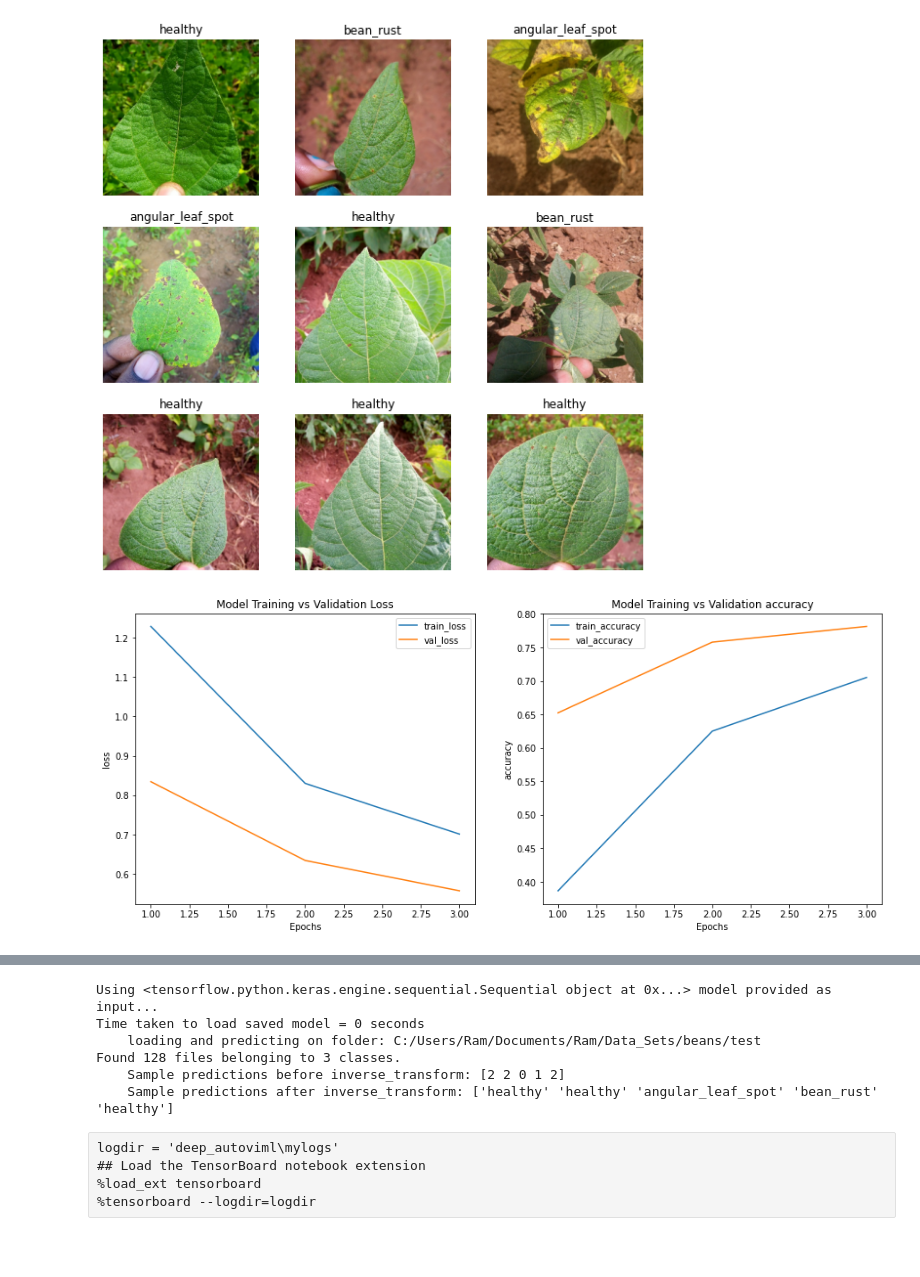
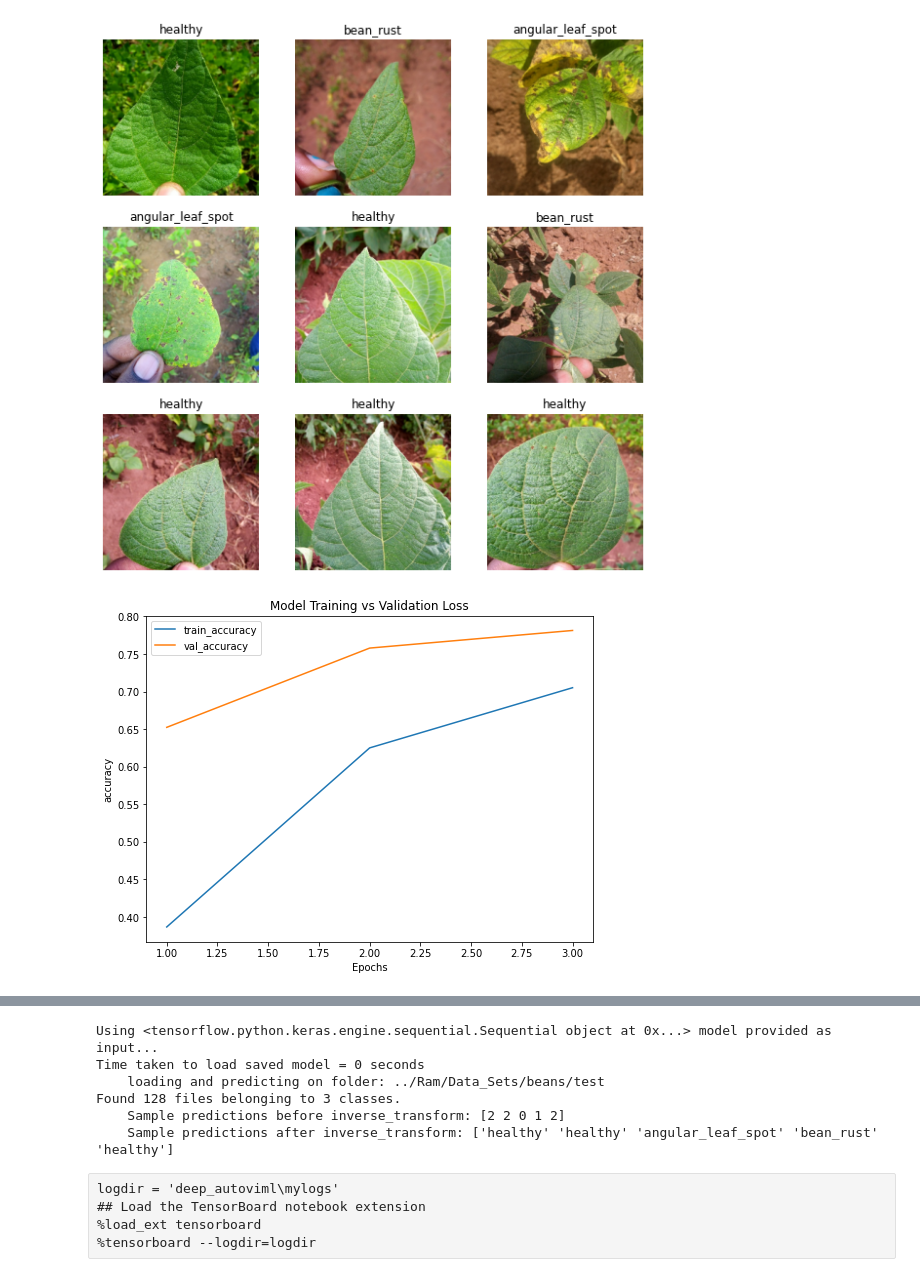
Before and after one commit to AutoViML/deep_autoviml, a Jupyter notebook: examples/Deep_Auto_ViML_Image_Classification_Demo.ipynb, the cells around one changed output, grey strips where cells are left out. Cells and saved outputs as stored; diff of their text form; code cells hidden in the pictures; blank space fills up the shorter version.

Commit message:
fixed image model plot history

```diff
--- a/examples/Deep_Auto_ViML_Image_Classification_Demo.ipynb
+++ b/examples/Deep_Auto_ViML_Image_Classification_Demo.ipynb
@@ -45 +25,4 @@ from tensorflow import keras
+# %%
+target = 'image' ### It doesn't matter what name you give for image target
+datapath = '../Ram/Data_Sets/'
 # %%
@@ -73,8 +39,8 @@ model_options = {'tuner':"optuna", "max_trials":2, 'cat_feat_cross_flag':True,
 ## always set the tuner to "storm" first and then "optuna"
 #### You always need 15 max_trials to get something decent #####
 # %%
-model, dicti = deepauto.fit(trainfile, target, keras_model_type=keras_model_type,
-                            project_name='churn_1',
+model, dicti = deepauto.fit("", target, keras_model_type=keras_model_type,
+                            project_name='beans',
                  save_model_flag=False, model_options=model_options,model_use_case='',
                             keras_options=keras_options, use_my_model='', verbose=0)
 # %% [output]
@@ -98,2 +64,2 @@ Epoch 3/3
 [figure]
-[figure, old version]
+[figure, new version]
@@ -122,7 +70,7 @@ predictions = deepauto.predict_images(test_image_dir, model, dicti)
 # %% [output]
 Using <tensorflow.python.keras.engine.sequential.Sequential object at 0x...> model provided as input...
 Time taken to load saved model = 0 seconds
-    loading and predicting on folder: C:/Users/Ram/Documents/Ram/Data_Sets/beans/test
+    loading and predicting on folder: ../Ram/Data_Sets/beans/test
 Found 128 files belonging to 3 classes.
     Sample predictions before inverse_transform: [2 2 0 1 2]
     Sample predictions after inverse_transform: ['healthy' 'healthy' 'angular_leaf_spot' 'bean_rust' 'healthy']
```
Also changed, not shown: parts of 7 cells of this notebook, 3 other files.
